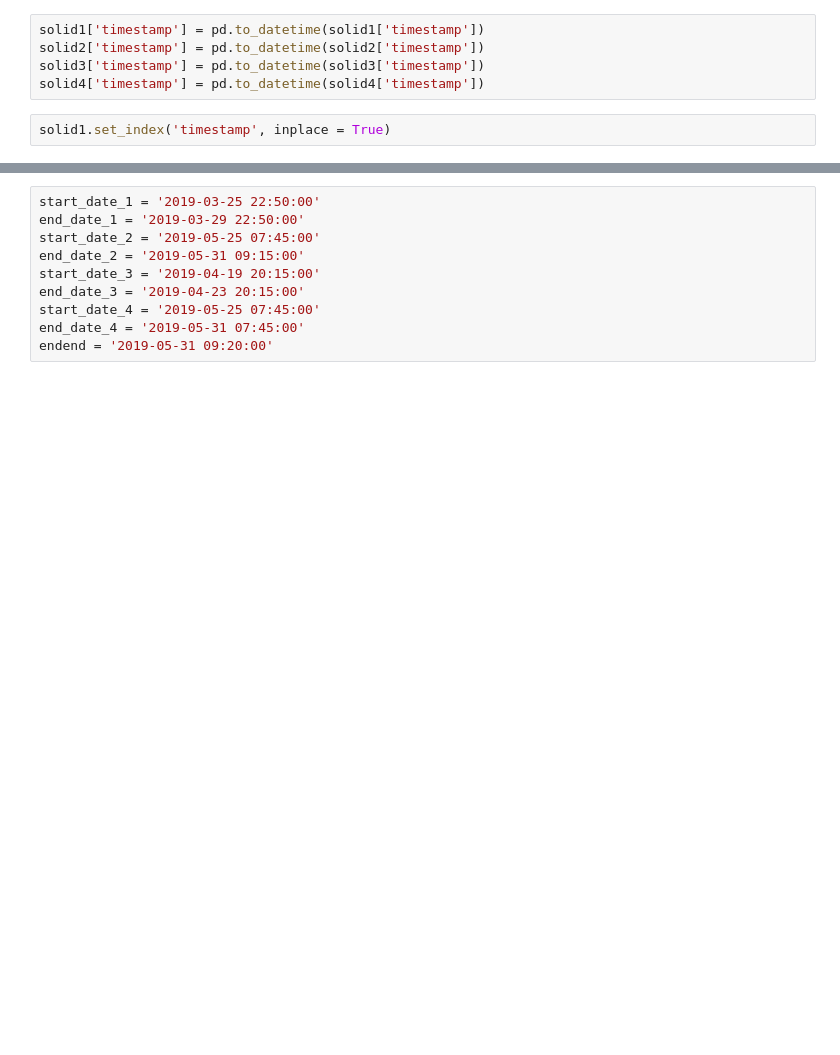
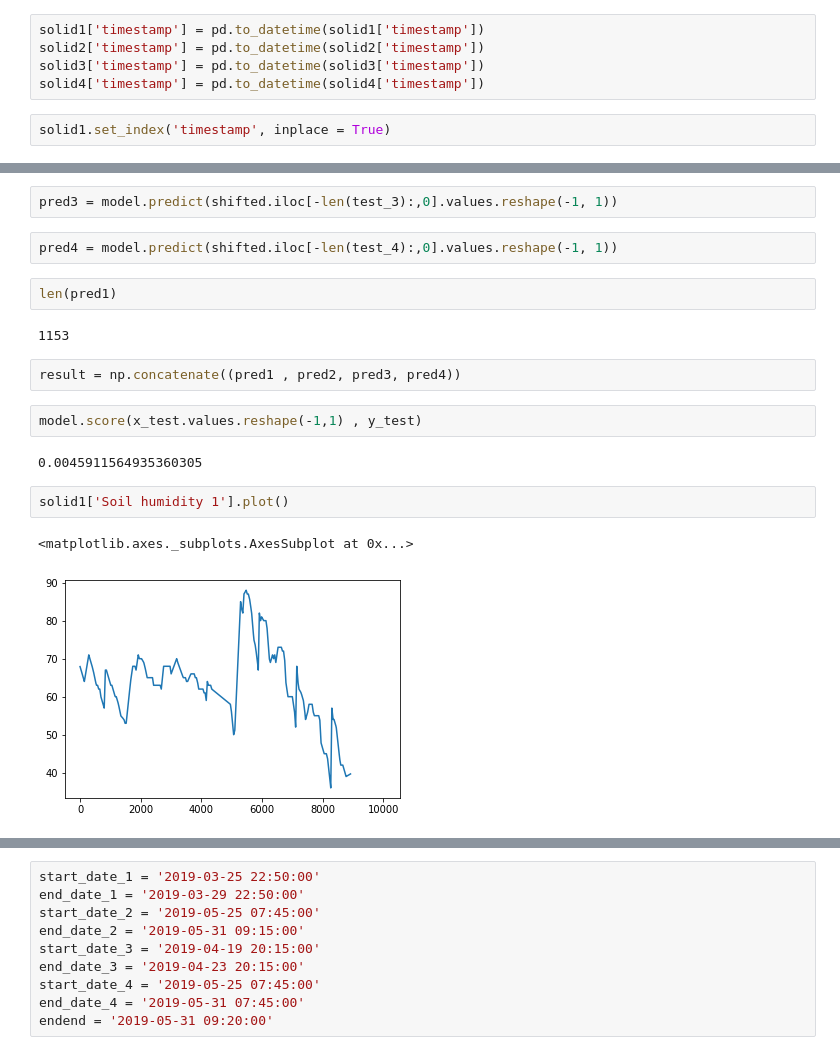
Before and after one commit to Younes-Charfaoui/ML-Projects, a Jupyter notebook: wazihub_soil_moisture_prediction/Time Series Soil Moisiture.ipynb, the cells around one changed output, grey strips where cells are left out. Saved outputs shown, nothing was run; the diff lists cells and outputs as text; blank space fills up the shorter version.

```diff
--- a/wazihub_soil_moisture_prediction/Time Series Soil Moisiture.ipynb
+++ b/wazihub_soil_moisture_prediction/Time Series Soil Moisiture.ipynb
@@ -41,0 +99,19 @@ solid1.set_index('timestamp', inplace = True)
+# %%
+pred3 = model.predict(shifted.iloc[-len(test_3):,0].values.reshape(-1, 1))
+# %%
+pred4 = model.predict(shifted.iloc[-len(test_4):,0].values.reshape(-1, 1))
+# %%
+len(pred1)
+# %% [output]
+1153
+# %%
+result = np.concatenate((pred1 , pred2, pred3, pred4))
+# %%
+model.score(x_test.values.reshape(-1,1) , y_test)
+# %% [output]
+0.0045911564935360305
+# %%
+solid1['Soil humidity 1'].plot()
+# %% [output]
+<matplotlib.axes._subplots.AxesSubplot at 0x...>
+[figure, added]
```
Also changed, not shown: parts of 28 cells of this notebook.
